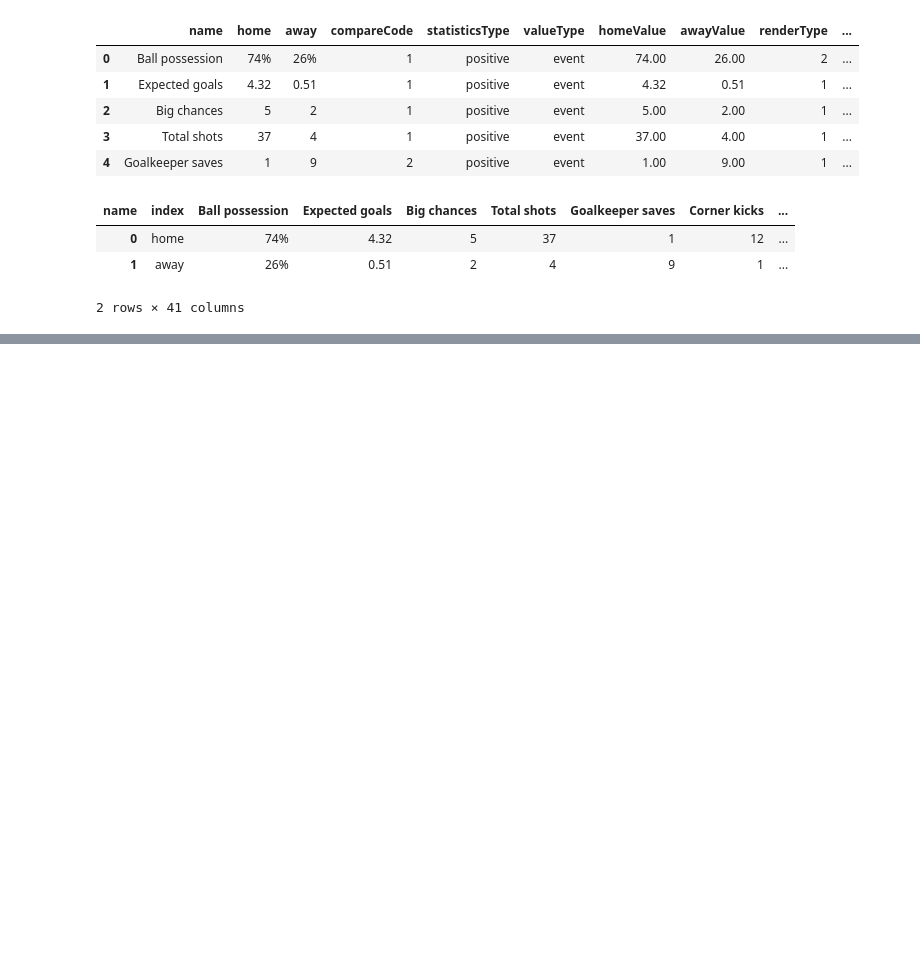
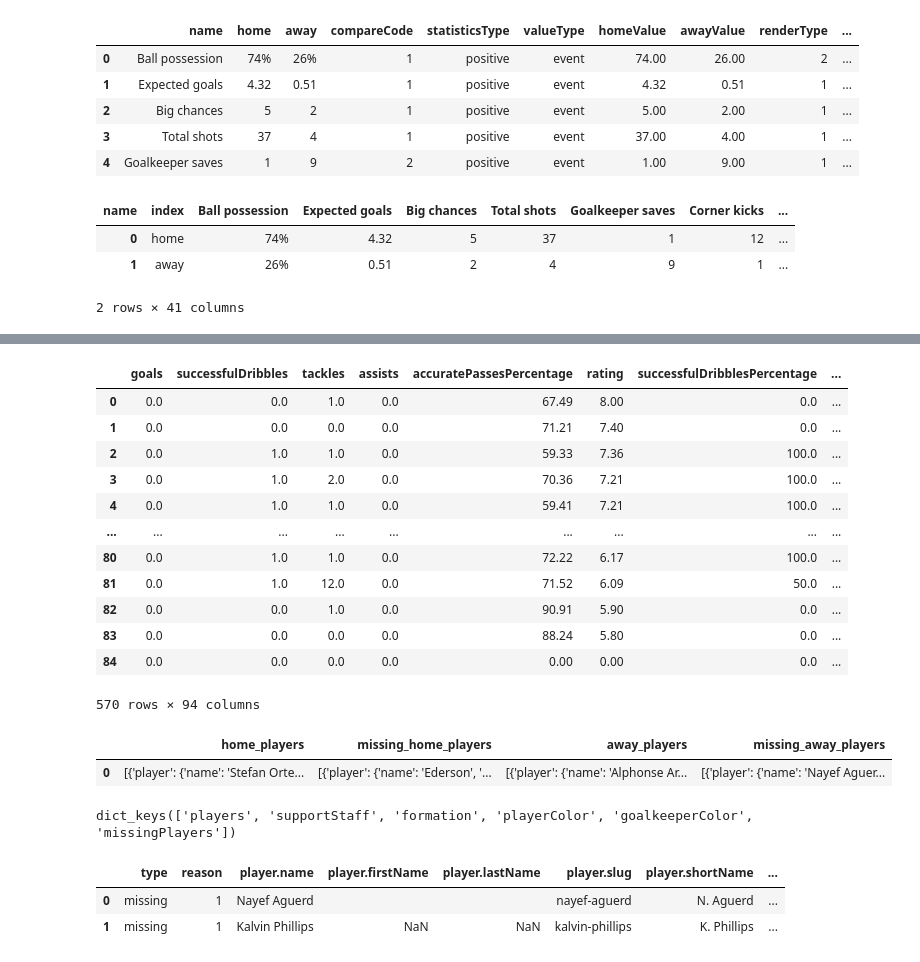
Before and after one commit to Calvinzheng123/sofascore-scrape, a Jupyter notebook: sofascore.ipynb, the cells around one changed output, grey strips where cells are left out. Drawn from its saved outputs; the diff is of its cells as text; code cells hidden in the pictures; blank space fills up the shorter version.

```diff
--- a/sofascore.ipynb
+++ b/sofascore.ipynb
@@ -250,7 +250,3 @@ def league_standings(home = False, away = False):
     return pd.json_normalize(response.json().get('standings')[0].get('rows'))
 
 standings = league_standings()
-# %%
-url = 'https://www.sofascore.com/api/v1/unique-tournament/17/season/52186/statistics?limit=100&order=-rating&accumulation=total&group=attack'
-with httpx.Client() as client:
-    response = client.get(url).json().get('results')
@@ -469,0 +450,16 @@ https://www.sofascore.com/api/v1/unique-tournament/17/season/52186/statistics?li
+# %%
+data
+# %% [output]
+|  | goals | successfulDribbles | tackles | assists | accuratePassesPercentage | rating | successfulDribblesPercentage | ... |
+| 0 | 0.0 | 0.0 | 1.0 | 0.0 | 67.49 | 8.00 | 0.0 | ... |
+| 1 | 0.0 | 0.0 | 0.0 | 0.0 | 71.21 | 7.40 | 0.0 | ... |
+| 2 | 0.0 | 1.0 | 1.0 | 0.0 | 59.33 | 7.36 | 100.0 | ... |
+| 3 | 0.0 | 1.0 | 2.0 | 0.0 | 70.36 | 7.21 | 100.0 | ... |
+| 4 | 0.0 | 1.0 | 1.0 | 0.0 | 59.41 | 7.21 | 100.0 | ... |
+| ... | ... | ... | ... | ... | ... | ... | ... | ... |
+| 80 | 0.0 | 1.0 | 1.0 | 0.0 | 72.22 | 6.17 | 100.0 | ... |
+| 81 | 0.0 | 1.0 | 12.0 | 0.0 | 71.52 | 6.09 | 50.0 | ... |
+| 82 | 0.0 | 0.0 | 1.0 | 0.0 | 90.91 | 5.90 | 0.0 | ... |
+| 83 | 0.0 | 0.0 | 0.0 | 0.0 | 88.24 | 5.80 | 0.0 | ... |
+| 84 | 0.0 | 0.0 | 0.0 | 0.0 | 0.00 | 0.00 | 0.0 | ... |
+570 rows × 94 columns
@@ -469,0 +485,17 @@ https://www.sofascore.com/api/v1/unique-tournament/17/season/52186/statistics?li
+# %%
+pd.json_normalize(combined_data)
+# %% [output]
+|  | home_players | missing_home_players | away_players | missing_away_players |
+| 0 | [{'player': {'name': 'Stefan Orte... | [{'player': {'name': 'Ederson', '... | [{'player': {'name': 'Alphonse Ar... | [{'player': {'name': 'Nayef Aguer... |
+# %%
+response.keys()
+
+# Use formation for teams. Should we make this a loader or just a plotter?
+# %% [output]
+dict_keys(['players', 'supportStaff', 'formation', 'playerColor', 'goalkeeperColor', 'missingPlayers'])
+# %%
+pd.json_normalize(missing_away)
+# %% [output]
+|  | type | reason | player.name | player.firstName | player.lastName | player.slug | player.shortName | ... |
+| 0 | missing | 1 | Nayef Aguerd |  |  | nayef-aguerd | N. Aguerd | ... |
+| 1 | missing | 1 | Kalvin Phillips | NaN | NaN | kalvin-phillips | K. Phillips | ... |
```
Also changed, not shown: parts of 14 cells of this notebook.
